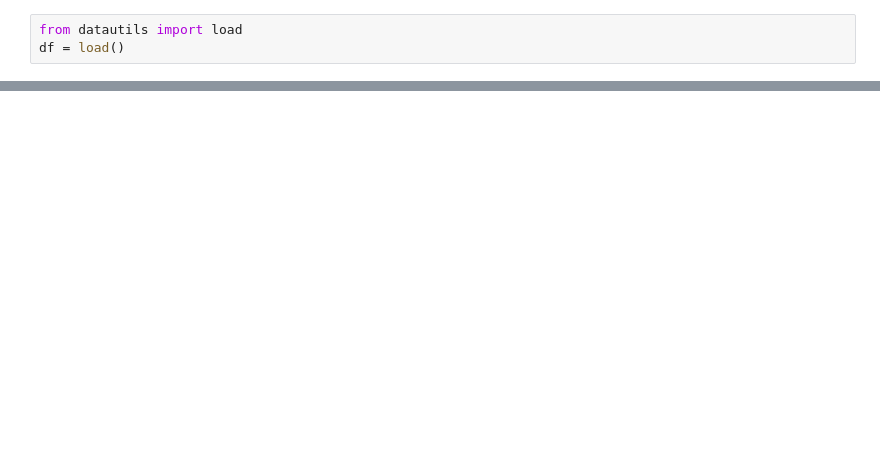
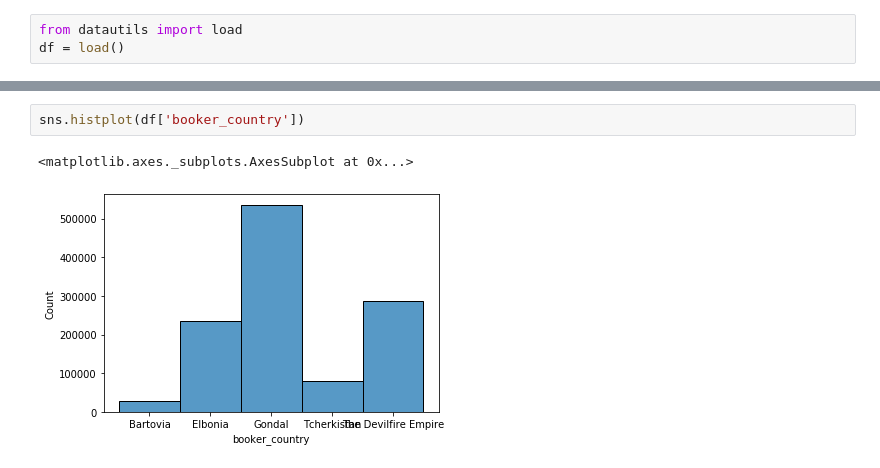
Before and after one commit to okz12/bookingdotcom-challenge, a Jupyter notebook: 2. EDA.ipynb, the cells around one changed output, grey strips where cells are left out. Cells and saved outputs as stored; diff of their text form; blank space fills up the shorter version.

```diff
--- a/2. EDA.ipynb
+++ b/2. EDA.ipynb
@@ -18,0 +32,5 @@ df = load()
+# %%
+sns.histplot(df['booker_country'])
+# %% [output]
+<matplotlib.axes._subplots.AxesSubplot at 0x...>
+[figure, added]
```
Also changed, not shown: parts of 7 cells of this notebook, 1 other file.
